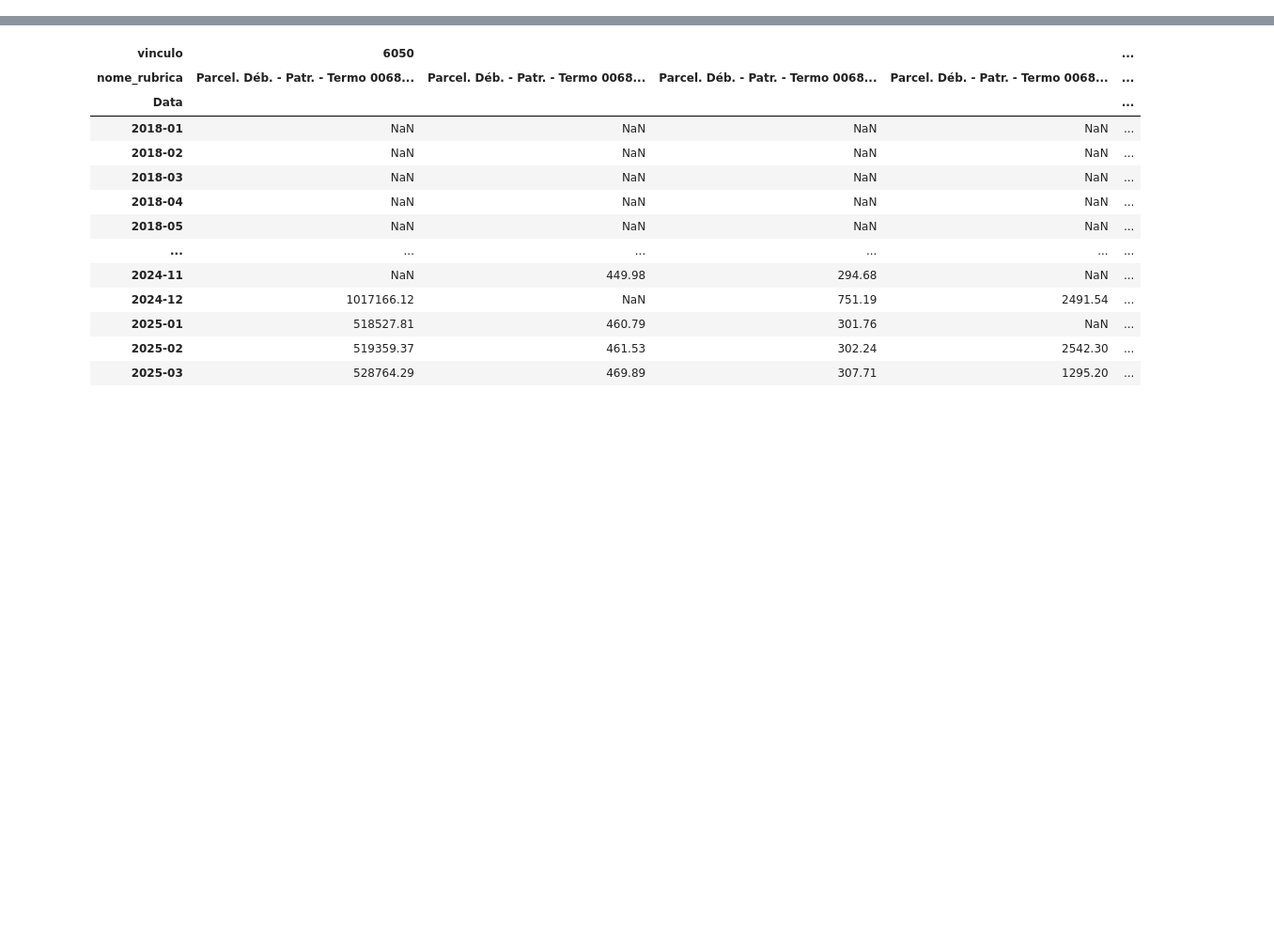
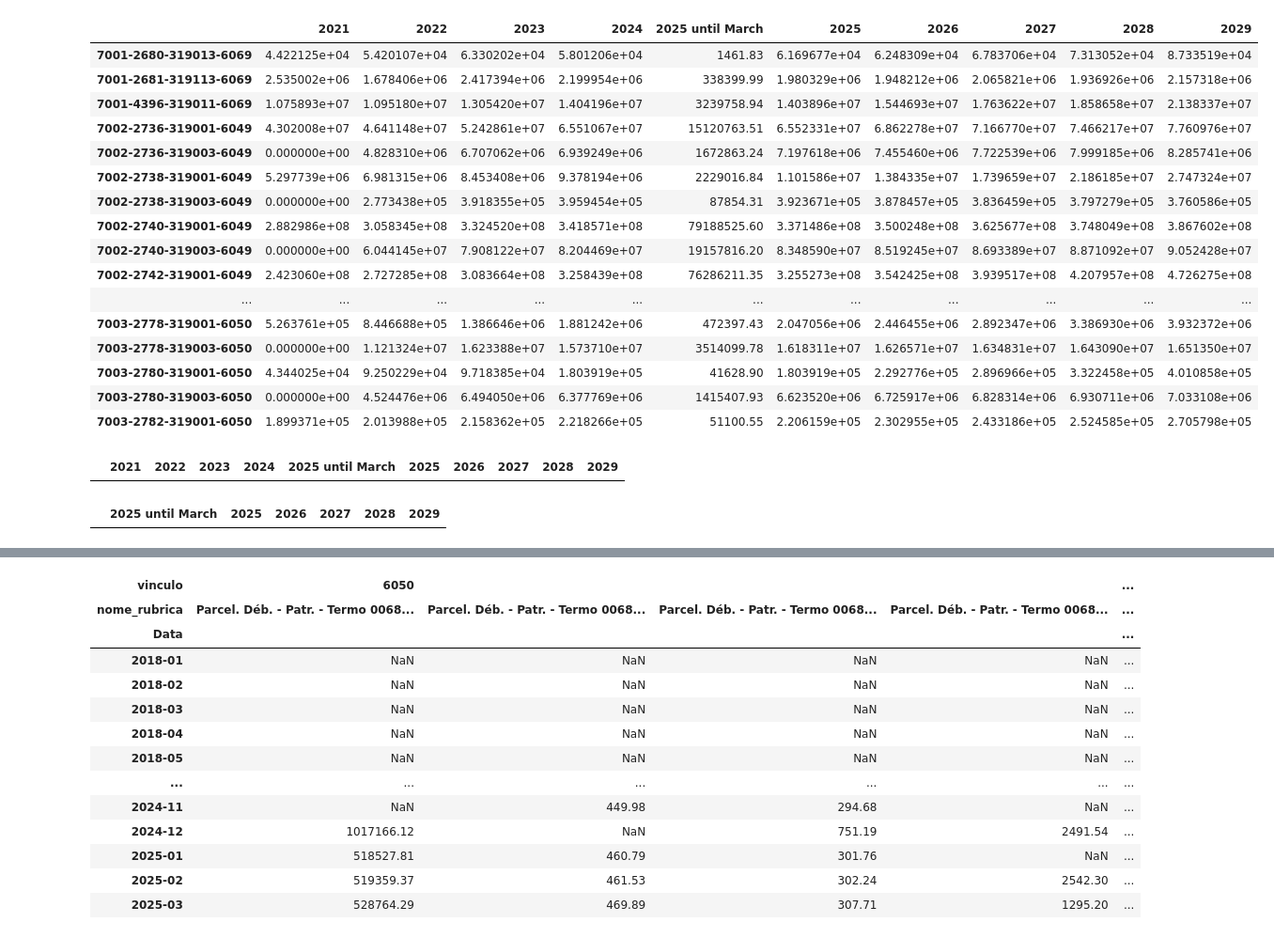
Before and after one commit to TiagoIesbick/dashboard-etl, a Jupyter notebook: budget_forecast_dev.ipynb, the cells around one changed output, grey strips where cells are left out. Shown at 94% size. Drawn from its saved outputs; the diff is of its cells as text; code cells hidden in the pictures; blank space fills up the shorter version.

```diff
--- a/budget_forecast_dev.ipynb
+++ b/budget_forecast_dev.ipynb
@@ -542,0 +602,31 @@ chosen_models.drop('Forecast', axis=1).to_excel('chosen_models.xlsx')
+# %%
+df_past_future.loc[(df_past_future.index.str.contains('319001|319003|319011|319013|319113', regex=True)), [2021, 2022, 2023, 2024, last_year_col] + years]
+# %% [output]
+|  | 2021 | 2022 | 2023 | 2024 | 2025 until March | 2025 | 2026 | 2027 | 2028 | 2029 |
+| 7001-2680-319013-6069 | 4.422125e+04 | 5.420107e+04 | 6.330202e+04 | 5.801206e+04 | 1461.83 | 6.169677e+04 | 6.248309e+04 | 6.783706e+04 | 7.313052e+04 | 8.733519e+04 |
+| 7001-2681-319113-6069 | 2.535002e+06 | 1.678406e+06 | 2.417394e+06 | 2.199954e+06 | 338399.99 | 1.980329e+06 | 1.948212e+06 | 2.065821e+06 | 1.936926e+06 | 2.157318e+06 |
+| 7001-4396-319011-6069 | 1.075893e+07 | 1.095180e+07 | 1.305420e+07 | 1.404196e+07 | 3239758.94 | 1.403896e+07 | 1.544693e+07 | 1.763622e+07 | 1.858658e+07 | 2.138337e+07 |
+| 7002-2736-319001-6049 | 4.302008e+07 | 4.641148e+07 | 5.242861e+07 | 6.551067e+07 | 15120763.51 | 6.552331e+07 | 6.862278e+07 | 7.166770e+07 | 7.466217e+07 | 7.760976e+07 |
+| 7002-2736-319003-6049 | 0.000000e+00 | 4.828310e+06 | 6.707062e+06 | 6.939249e+06 | 1672863.24 | 7.197618e+06 | 7.455460e+06 | 7.722539e+06 | 7.999185e+06 | 8.285741e+06 |
+| 7002-2738-319001-6049 | 5.297739e+06 | 6.981315e+06 | 8.453408e+06 | 9.378194e+06 | 2229016.84 | 1.101586e+07 | 1.384335e+07 | 1.739659e+07 | 2.186185e+07 | 2.747324e+07 |
+| 7002-2738-319003-6049 | 0.000000e+00 | 2.773438e+05 | 3.918355e+05 | 3.959454e+05 | 87854.31 | 3.923671e+05 | 3.878457e+05 | 3.836459e+05 | 3.797279e+05 | 3.760586e+05 |
+| 7002-2740-319001-6049 | 2.882986e+08 | 3.058345e+08 | 3.324520e+08 | 3.418571e+08 | 79188525.60 | 3.371486e+08 | 3.500248e+08 | 3.625677e+08 | 3.748049e+08 | 3.867602e+08 |
+| 7002-2740-319003-6049 | 0.000000e+00 | 6.044145e+07 | 7.908122e+07 | 8.204469e+07 | 19157816.20 | 8.348590e+07 | 8.519245e+07 | 8.693389e+07 | 8.871092e+07 | 9.052428e+07 |
+| 7002-2742-319001-6049 | 2.423060e+08 | 2.727285e+08 | 3.083664e+08 | 3.258439e+08 | 76286211.35 | 3.255273e+08 | 3.542425e+08 | 3.939517e+08 | 4.207957e+08 | 4.726275e+08 |
+| ... | ... | ... | ... | ... | ... | ... | ... | ... | ... | ... |
+| 7003-2778-319001-6050 | 5.263761e+05 | 8.446688e+05 | 1.386646e+06 | 1.881242e+06 | 472397.43 | 2.047056e+06 | 2.446455e+06 | 2.892347e+06 | 3.386930e+06 | 3.932372e+06 |
+| 7003-2778-319003-6050 | 0.000000e+00 | 1.121324e+07 | 1.623388e+07 | 1.573710e+07 | 3514099.78 | 1.618311e+07 | 1.626571e+07 | 1.634831e+07 | 1.643090e+07 | 1.651350e+07 |
+| 7003-2780-319001-6050 | 4.344025e+04 | 9.250229e+04 | 9.718385e+04 | 1.803919e+05 | 41628.90 | 1.803919e+05 | 2.292776e+05 | 2.896966e+05 | 3.322458e+05 | 4.010858e+05 |
+| 7003-2780-319003-6050 | 0.000000e+00 | 4.524476e+06 | 6.494050e+06 | 6.377769e+06 | 1415407.93 | 6.623520e+06 | 6.725917e+06 | 6.828314e+06 | 6.930711e+06 | 7.033108e+06 |
+| 7003-2782-319001-6050 | 1.899371e+05 | 2.013988e+05 | 2.158362e+05 | 2.218266e+05 | 51100.55 | 2.206159e+05 | 2.302955e+05 | 2.433186e+05 | 2.524585e+05 | 2.705798e+05 |
+# %%
+df_past_future.loc[(df_past_future.index.str.contains('319001|319003|319011|319013|319113', regex=True)) & (df_past_future[last_year_col]/start.month*13 > df_past_future[current_year]*1.03), [2021, 2022, 2023, 2024, last_year_col] + years]
+# %% [output]
+|  | 2021 | 2022 | 2023 | 2024 | 2025 until March | 2025 | 2026 | 2027 | 2028 | 2029 |
+# %%
+df_past_future.loc[
+    (~df_past_future.index.str.contains('319001|319003|319011|319013|319113|319092|319094|339047', regex=True)) &
+    (df_past_future.index.str.startswith('7')) &
+    (df_past_future[last_year_col] / start.month * 12 > df_past_future[current_year]*1.03), [last_year_col] + years]
+# %% [output]
+|  | 2025 until March | 2025 | 2026 | 2027 | 2028 | 2029 |
```
Also changed, not shown: parts of 41 cells of this notebook.
